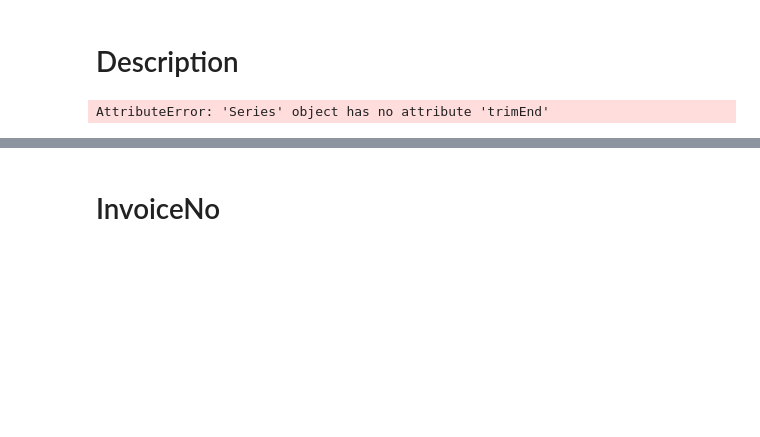
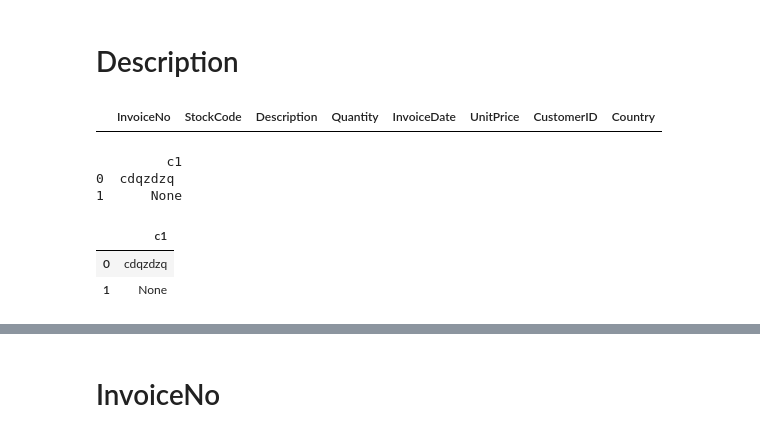
Before and after one commit to DevIA05/1C, a Jupyter notebook: ressource/ETL/script.ipynb, the cells around one changed output, grey strips where cells are left out. Drawn from its saved outputs; the diff is of its cells as text; code cells hidden in the pictures; blank space fills up the shorter version.

```diff
--- a/ressource/ETL/script.ipynb
+++ b/ressource/ETL/script.ipynb
@@ -346,4 +367,18 @@ dataframe = pd.read_csv('../data/rData.csv', encoding="unicode_escape")
+# %%
+dataframe[dataframe["Description"].str.match("\s$")==True]
+# %% [output]
+|  | InvoiceNo | StockCode | Description | Quantity | InvoiceDate | UnitPrice | CustomerID | Country |
+# %%
+a = pd.DataFrame(data=["cdqzdzq ", None], columns = ["c1"])
+print(a)
+a.replace('\s$', '', regex=True, inplace=True)
+a
+# %% [output]
+         c1
+0  cdqzdzq
+1      None
+|  | c1 |
+| 0 | cdqzdzq |
+| 1 | None |
 # %%
-dataframe["Description"].trimEnd()
+dataframe["Description"].replace('\s$', '', regex=True, inplace=True)
-# %% [output]
-AttributeError: 'Series' object has no attribute 'trimEnd'
```
Also changed, not shown: parts of 6 cells of this notebook, 11 other files.
